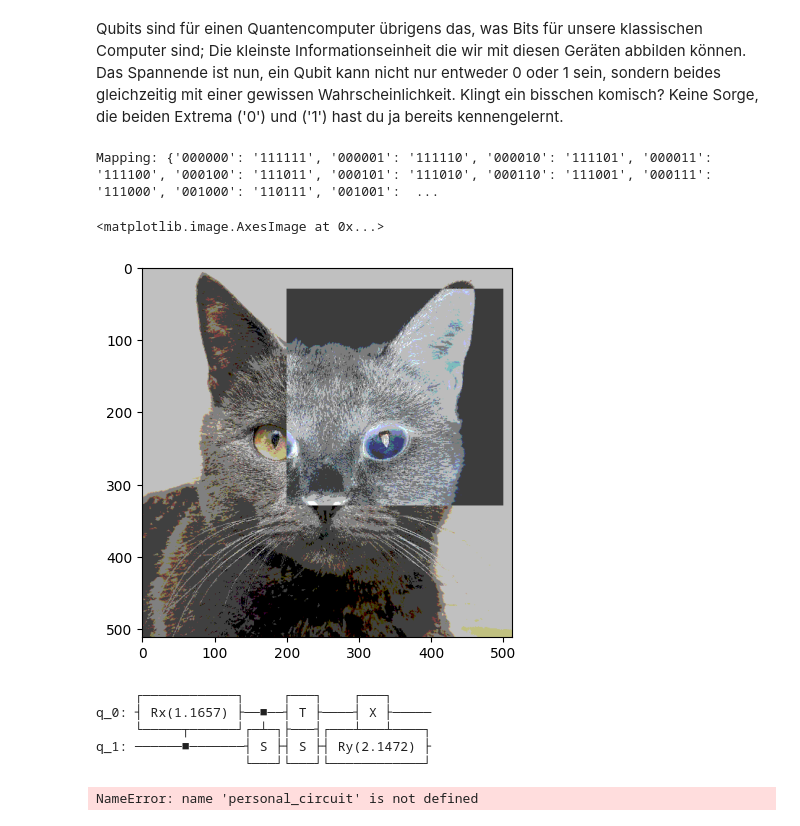
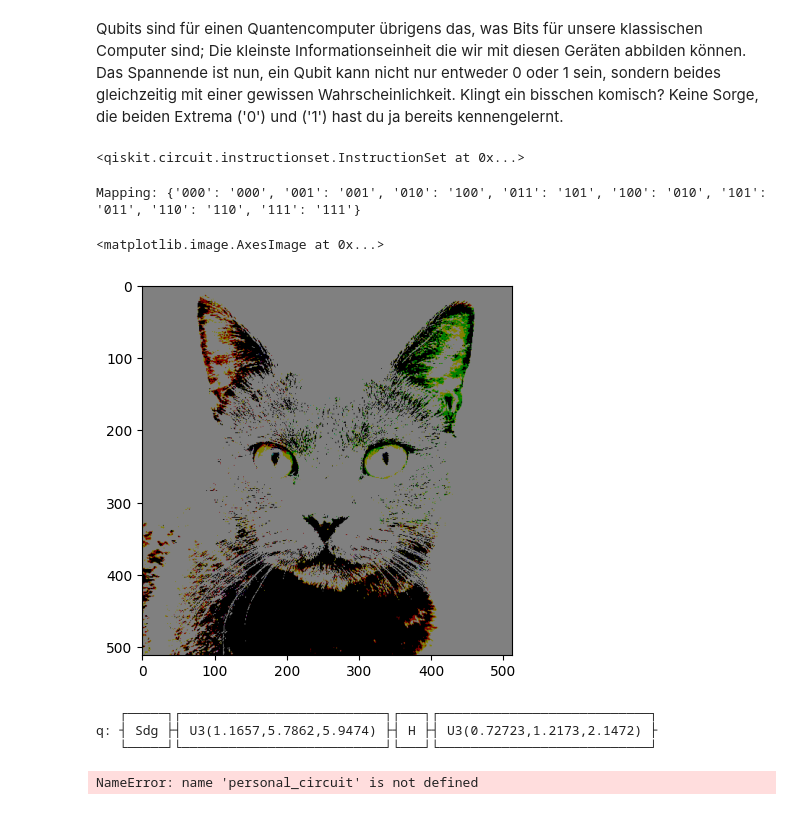
Before and after one commit to eileen-kuehn/intro_qc4images, a Jupyter notebook: QolorQoding.ipynb, the cells around one changed output. Drawn from its saved outputs; the diff is of its cells as text; code cells hidden in the pictures.

```diff
--- a/QolorQoding.ipynb
+++ b/QolorQoding.ipynb
@@ -9,7 +9,7 @@ from utils import load_image, reduce_rgb_values
 # %% [markdown]
 Jetzt kommt noch etwas wichtiges zu Beginn: Hier müssen wir schon festlegen, wie viele Qubits wir verwenden wollen. Du kannst einen Wert zwischen `3` und `8` wählen. Aber fangen wir erstmal mit `3` an, diesen Wert kannst du später noch ändern.
 # %%
-qubits = 2
+qubits = 1
 # %% [markdown]
 ## Bild laden
 
@@ -249,27 +249,29 @@ Keine Sorge, die beiden Extrema ('0') und ('1') hast du ja bereits kennengelernt
 quantum_circuit = QuantumCircuit(3*qubits)
 
 # --- Ab hier dein Code ---
-for q in range(3*qubits):
-    quantum_circuit.x(q)
+quantum_circuit.swap(1,2)
 
 # -------------------------
+# %% [output]
+<qiskit.circuit.instructionset.InstructionSet at 0x...>
 # %%
+
+
+
 mapping = create_rgb_mapping(quantum_circuit)
-q_image = convert_image(qubits, image, mapping, pixels_to_transform, qchannels=3)
+q_image = convert_rgb_image(qubits, image, mapping, pixels_to_transform)
 imshow(q_image)
 # %% [output]
-Mapping: {'000000': '111111', '000001': '111110', '000010': '111101', '000011': '111100', '000100': '111011', '000101': '111010', '000110': '111001', '000111': '111000', '001000': '110111', '001001':  ...
+Mapping: {'000': '000', '001': '001', '010': '100', '011': '101', '100': '010', '101': '011', '110': '110', '111': '111'}
 <matplotlib.image.AxesImage at 0x...>
-[figure, old version]
+[figure, new version]
 # %%
 quantum_circuit = random_circuit(qubits, depth=4, max_operands=3, seed=1337)
 quantum_circuit.draw()
 # %% [output]
-     ┌────────────┐     ┌───┐    ┌───┐
-q_0: ┤ Rx(1.1657) ├──■──┤ T ├────┤ X ├─────
-     └─────┬──────┘┌─┴─┐├───┤┌───┴───┴────┐
-q_1: ──────■───────┤ S ├┤ S ├┤ Ry(2.1472) ├
-                   └───┘└───┘└────────────┘
+   ┌─────┐┌──────────────────────────┐┌───┐┌───────────────────────────┐
+q: ┤ Sdg ├┤ U3(1.1657,5.7862,5.9474) ├┤ H ├┤ U3(0.72723,1.2173,2.1472) ├
+   └─────┘└──────────────────────────┘└───┘└───────────────────────────┘
 # %%
 REPS = 2 # how often do you want to repeat your circuit ?
 for i in range(REPS):
```
Also changed, not shown: parts of 6 cells of this notebook, 1 other file.
